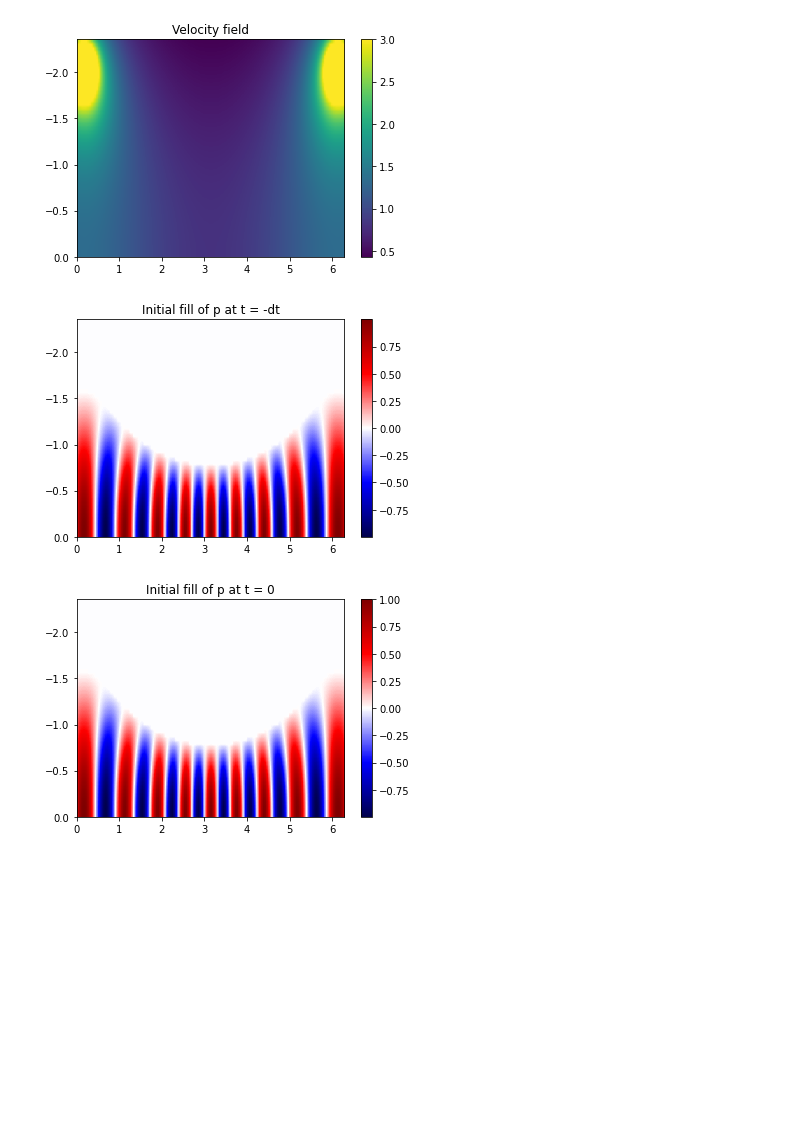
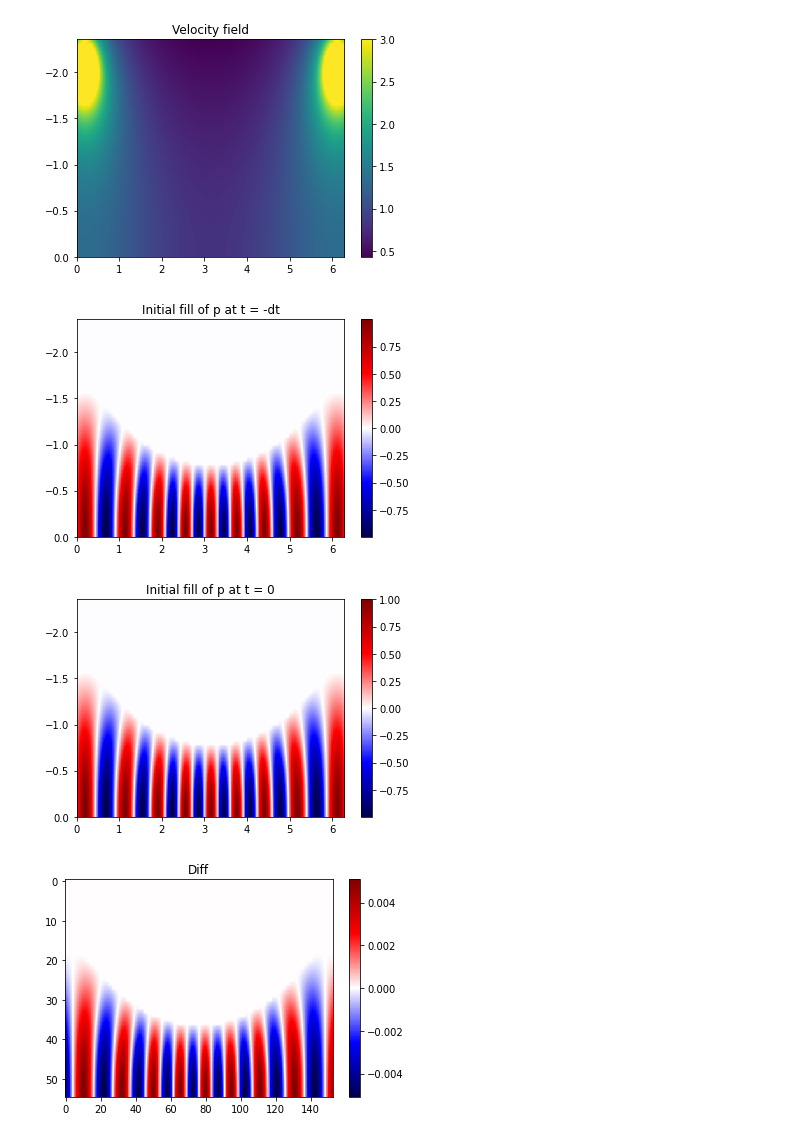
Before and after one commit to devitocodes/schism, a Jupyter notebook: examples/8_2nd-order_acoustic_exact_solution_comparison.ipynb, the cells around one changed output. Saved outputs shown, nothing was run; the diff lists cells and outputs as text; code cells hidden in the pictures; blank space fills up the shorter version.

```diff
--- a/examples/8_2nd-order_acoustic_exact_solution_comparison.ipynb
+++ b/examples/8_2nd-order_acoustic_exact_solution_comparison.ipynb
@@ -169,32 +184,38 @@ dt = 0.1*new_grid.spacing[0]/np.amax(vel.data)
 # %%
 # Set up the TimeFunction
 import devito as dv
 
 s_o = 4
 p = dv.TimeFunction(name='p', grid=new_grid, space_order=s_o, time_order=2)
 
 un1 = u(-dt, xmsh, ymsh, c0, m, A)
 un1[np.logical_not(interior_mask)] = 0
 
-p_data_n1 = np.concatenate((un1[:4][::-1], un1, un1[-4:][::-1]))
+p_data_n1 = np.concatenate((un1[-5:-1], un1, un1[1:5]))
 
-p_data_0 = np.concatenate((u0[:4][::-1], u0, u0[-4:][::-1]))
+p_data_0 = np.concatenate((u0[-5:-1], u0, u0[1:5]))
 
 p.data[0] = p_data_n1
 p.data[1] = p_data_0
 
 plt.imshow(p.data[0].T, extent=(0, 2*np.pi, 0, -3*np.pi/4), aspect='auto', cmap='seismic')
 plt.title("Initial fill of p at t = -dt")
 plt.colorbar()
 plt.show()
 
 plt.imshow(p.data[1].T, extent=(0, 2*np.pi, 0, -3*np.pi/4), aspect='auto', cmap='seismic')
 plt.title("Initial fill of p at t = 0")
 plt.colorbar()
 plt.show()
+
+plt.imshow(p.data[1].T-p.data[0].T, aspect='auto', cmap='seismic')
+plt.title("Diff")
+plt.colorbar()
+plt.show()
 # %% [output]
 [figure]
 [figure]
+[figure, added]
 # %%
 # Set up the boundary conditions for the immersed boundary
 from schism import BoundaryConditions
```
Also changed, not shown: parts of 17 cells of this notebook.
